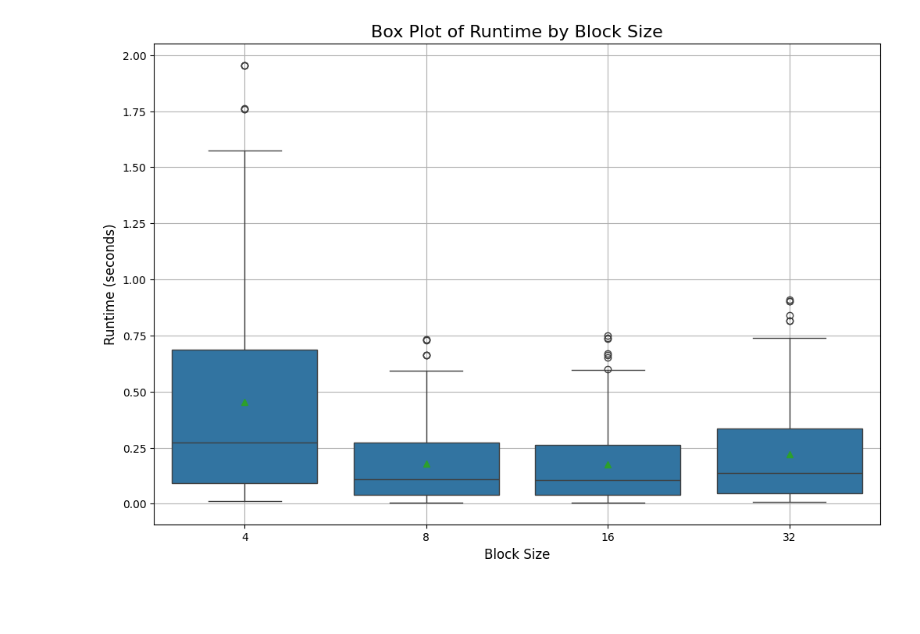
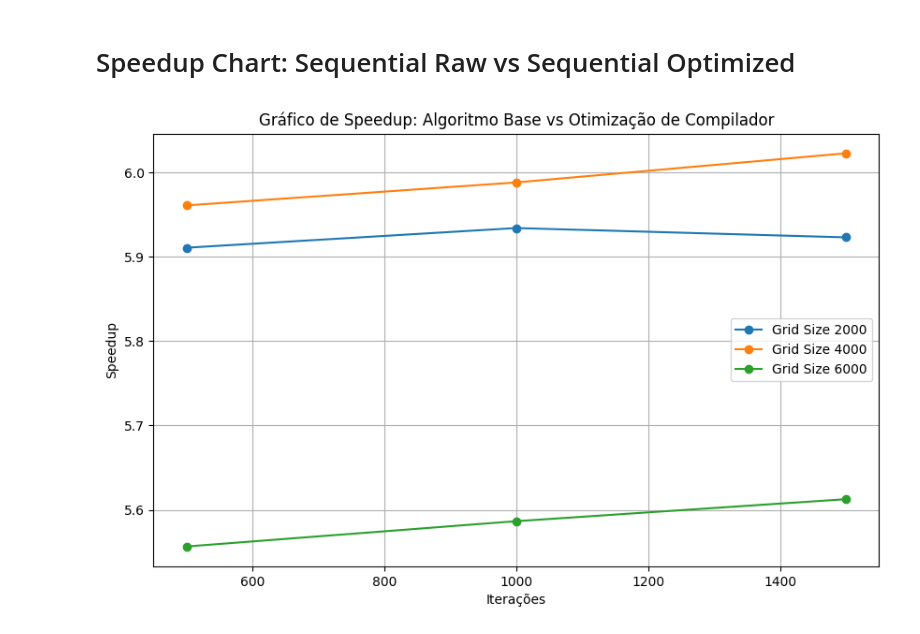
Before and after one commit to masterkey-07/pcd-simulation, a Jupyter notebook: analysis/graphs.ipynb, the cells around one changed output. Drawn from its saved outputs; the diff is of its cells as text; code cells hidden in the pictures; blank space fills up the shorter version.

```diff
--- a/analysis/graphs.ipynb
+++ b/analysis/graphs.ipynb
@@ -85,25 +1,46 @@ plt.show()
-# %%
-import matplotlib.pyplot as plt
-import pandas as pd
-import seaborn as sns
-
-# Load the CSV file into a Pandas DataFrame
-file_path = 'parallel-cuda.csv'  # Replace with the actual file path
-data = pd.read_csv(file_path)
-
-# Create a box plot for runtime for each block_size
-plt.figure(figsize=(12, 8))
-
-# Use Seaborn to create a boxplot
-sns.boxplot(x='block_size', y='runtime', data=data, showmeans=True)
-
-# Title and labels
-plt.title("Box Plot of Runtime by Block Size", fontsize=16)
-plt.xlabel("Block Size", fontsize=12)
-plt.ylabel("Runtime (seconds)", fontsize=12)
-
-# Show the plot
-plt.grid(True)
-plt.show()
-# %% [output]
-[figure, removed]
+# %%
+import pandas as pd
+import matplotlib.pyplot as plt
+import seaborn as sns
+
+# Load the data
+def load_and_average_on_keys(file, keys):
+    df = pd.read_csv(file)
+
+    df = df.groupby(keys, as_index=False).mean()
+
+    df.drop(["try", "setuptime", "teardowntime"], axis=1, inplace=True)
+
+    return df
+
+# Files
+files = {
+    "sequencial_raw": "sequencial_raw.csv",
+    "sequencial": "sequencial.csv",
+    "parallel_omp": "parallel-omp.csv",
+    "parallel_cuda": "parallel-cuda.csv"
+}
+
+# Load dataframes
+seq_raw = load_and_average_on_keys(files["sequencial_raw"], ["grid_size","iterations"])
+seq_opt = load_and_average_on_keys(files["sequencial"], ["grid_size","iterations"])
+parallel_omp = load_and_average_on_keys(files["parallel_omp"], ["grid_size","iterations", "thread"])
+parallel_cuda = load_and_average_on_keys(files["parallel_cuda"], ["grid_size","iterations", "block_size"])
+# %% [markdown]
+# Speedup Chart: Sequential Raw vs Sequential Optimized
+# %%
+plt.figure(figsize=(10, 6))
+
+for grid_size in seq_raw["grid_size"].unique():
+    raw_subset = seq_raw[seq_raw["grid_size"] == grid_size]
+    opt_subset = seq_opt[seq_opt["grid_size"] == grid_size]
+    plt.plot(raw_subset["iterations"], raw_subset["runtime"] / opt_subset["runtime"], label=f"Grid Size {grid_size}", marker='o')
+
+plt.xlabel("Iterações")
+plt.ylabel("Speedup")
+plt.title("Gráfico de Speedup: Algoritmo Base vs Otimização de Compilador")
+plt.grid()
+plt.legend()
+plt.show()
+# %% [output]
+[figure, added]
```
Also changed, not shown: parts of 16 cells of this notebook, 6 other files.
